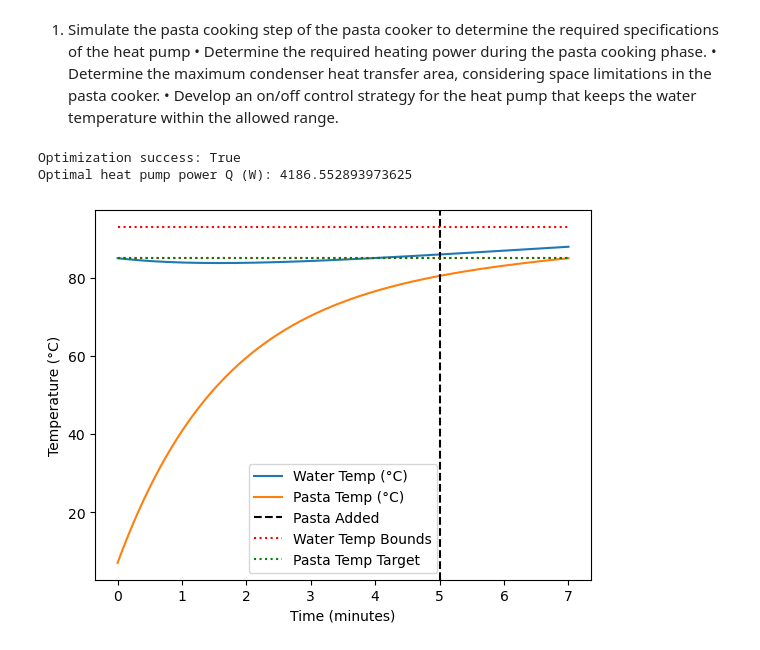
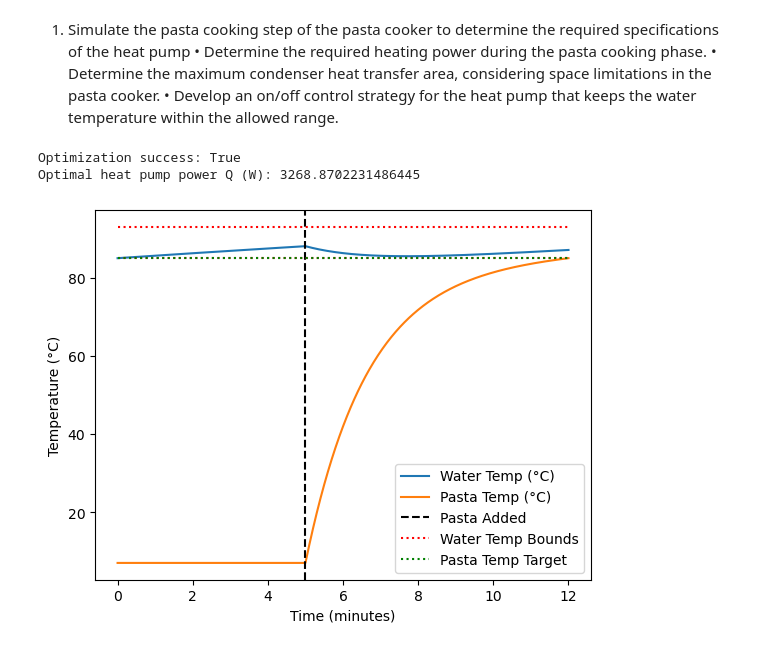
Before and after one commit to ahaeseli/SHC_project, a Jupyter notebook: task_1.ipynb, the cells around one changed output. Cells and saved outputs as stored; diff of their text form; code cells hidden in the pictures.

Commit message:
min hp power worst case

```diff
--- a/task_1.ipynb
+++ b/task_1.ipynb
@@ -21,7 +21,7 @@ import numpy as np
 from scipy.optimize import minimize, NonlinearConstraint
 
 # Constants and parameters (as you have)
-tc_s = 7*60          # total cooking time seconds
+tc_s = 12*60          # total cooking time seconds
 tb_s = 5*60          # pasta added after 5 min
 R_env = 30 / 1000    # K/W
 R_pasta = 15 / 1000  # K/W
@@ -51,18 +51,18 @@ def simulate_temps(Q):
     C_pasta = m_pasta * c_pasta
 
     for i in range(1, time_steps):
-        """
+
         if t[i] <= tb_s:
             # no pasta yet
             dT_water = dt * (Q - (T_water[i-1] - T_env)/R_env) / C_water
             T_water[i] = T_water[i-1] + dT_water
-            T_pasta[i] = T_pasta[i-1]"""
-        #else:
-        # pasta added
-        dT_water = dt * (Q - (T_water[i-1] - T_env)/R_env - (T_water[i-1] - T_pasta[i-1])/R_pasta) / C_water
-        dT_pasta = dt * ((T_water[i-1] - T_pasta[i-1]) / R_pasta) / C_pasta
-        T_water[i] = T_water[i-1] + dT_water
-        T_pasta[i] = T_pasta[i-1] + dT_pasta
+            T_pasta[i] = T_pasta[i-1]
+        else:
+            # pasta added
+            dT_water = dt * (Q - (T_water[i-1] - T_env)/R_env - (T_water[i-1] - T_pasta[i-1])/R_pasta) / C_water
+            dT_pasta = dt * ((T_water[i-1] - T_pasta[i-1]) / R_pasta) / C_pasta
+            T_water[i] = T_water[i-1] + dT_water
+            T_pasta[i] = T_pasta[i-1] + dT_pasta
 
     return T_water, T_pasta
 
@@ -96,36 +96,36 @@ def pasta_temp_constraint(x):
 # Setup nonlinear constraints using scipy's NonlinearConstraint
 NC_water = NonlinearConstraint(water_temp_constraint, [0, 0], [np.inf, np.inf])
 NC_pasta = NonlinearConstraint(pasta_temp_constraint, 0, np.inf)
 
 constraints = [NC_water, NC_pasta]
 
 # Bounds for Q: 0 (OFF) to 5000 W max
-bounds = [(0, 14000)]
+bounds = [(0, 5000)]
 
 # Initial guess
-x0 = [14000]
+x0 = [3000]
 
 # Run optimization
 result = minimize(objective, x0, method='SLSQP', bounds=bounds, constraints=constraints)
 
 print("Optimization success:", result.success)
 print("Optimal heat pump power Q (W):", result.x[0])
 
 # Optional: simulate temperatures for final Q
 T_water_final, T_pasta_final = simulate_temps(result.x[0])
 
 import matplotlib.pyplot as plt
 
 plt.plot(t/60, T_water_final, label='Water Temp (°C)')
 plt.plot(t/60, T_pasta_final, label='Pasta Temp (°C)')
 plt.axvline(x=5, color='k', linestyle='--', label='Pasta Added')
-plt.hlines([85, 93], 0, 7, colors='r', linestyles='dotted', label='Water Temp Bounds')
-plt.hlines(85, 0, 7, colors='g', linestyles='dotted', label='Pasta Temp Target')
+plt.hlines([85, 93], 0, 12, colors='r', linestyles='dotted', label='Water Temp Bounds')
+plt.hlines(85, 0, 12, colors='g', linestyles='dotted', label='Pasta Temp Target')
 plt.xlabel('Time (minutes)')
 plt.ylabel('Temperature (°C)')
 plt.legend()
 plt.show()
 # %% [output]
 Optimization success: True
-Optimal heat pump power Q (W): 4186.552893973625
+Optimal heat pump power Q (W): 3268.8702231486445
-[figure, old version]
+[figure, new version]
```
Also changed, not shown: 1 other file.
